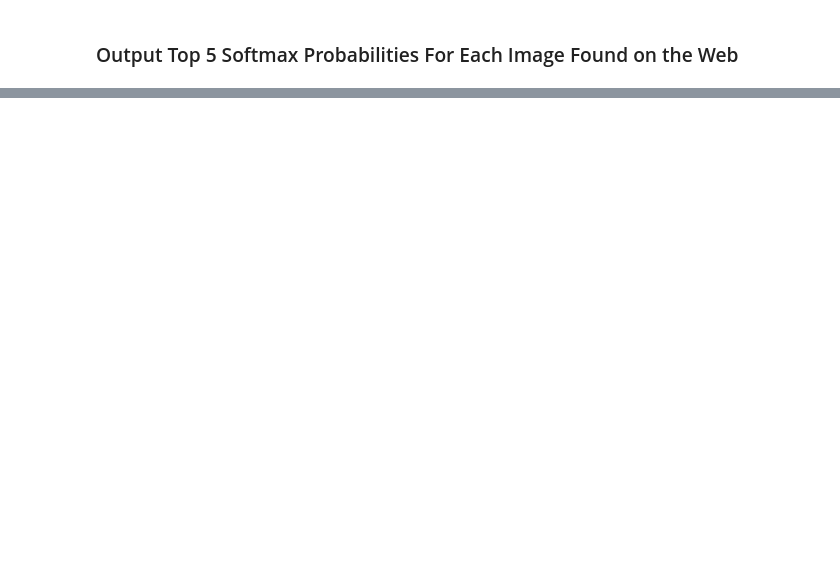
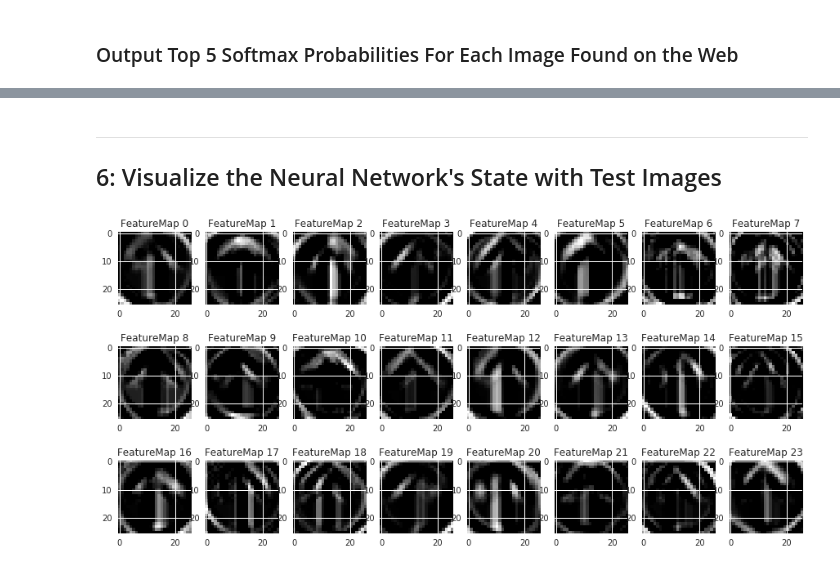
Before and after one commit to joekidd/CarND-Traffic-Sign-Classifier-Project, a Jupyter notebook: Traffic_Sign_Classifier.ipynb, the cells around one changed output, grey strips where cells are left out. Saved outputs shown, nothing was run; the diff lists cells and outputs as text; code cells hidden in the pictures; blank space fills up the shorter version.

```diff
--- a/Traffic_Sign_Classifier.ipynb
+++ b/Traffic_Sign_Classifier.ipynb
@@ -474,2 +415,17 @@ You may find `signnames.csv` useful as it contains mappings from the class id (i
+# %%
+saver = tf.train.Saver()
+
+# preprocess
+preprocessed = []
+for img in test_images:
+    img = preprocess(img)
+    preprocessed.append(img)
+
+with tf.Session(config=tf.ConfigProto(log_device_placement=True)) as sess:
+    saver.restore(sess, "./lenet")
+    prediction = sess.run(
+        tf.argmax(tf.nn.softmax(logits), dimension=1),
+        feed_dict={x: preprocessed, keep_prob: 1.0}
+    )
 # %% [markdown]
 ### Analyze Performance
@@ -547,0 +446,8 @@ For an example of what feature map outputs look like, check out NVIDIA's results
+# %%
+with tf.Session(config=tf.ConfigProto(log_device_placement=True)) as sess:
+    saver.restore(sess, "./lenet")
+    prediction = sess.run(
+        tf.nn.top_k(tf.nn.softmax(logits), k=5),
+        feed_dict={x: preprocessed, keep_prob: 1.0}
+    )
+    print(prediction)
@@ -548 +469,5 @@ For an example of what feature map outputs look like, check out NVIDIA's results
+# %% [markdown]
+---
+
+## 6: Visualize the Neural Network's State with Test Images
 # %%
@@ -574,3 +491,9 @@ def outputFeatureMap(image_input, tf_activation, activation_min=-1, activation_m
             plt.imshow(activation[0,:,:, featuremap], interpolation="nearest", vmin=activation_min, cmap="gray")
         else:
             plt.imshow(activation[0,:,:, featuremap], interpolation="nearest", cmap="gray")
+# %%
+with tf.Session(config=tf.ConfigProto(log_device_placement=True)) as sess:
+    saver.restore(sess, "./lenet")
+    outputFeatureMap(preprocessed[0].reshape(1, 32, 32, 1), conv_layers[0], plt_num=3)
+# %% [output]
+[figure, added]
```
Also changed, not shown: parts of 41 cells of this notebook, 1 other file.
